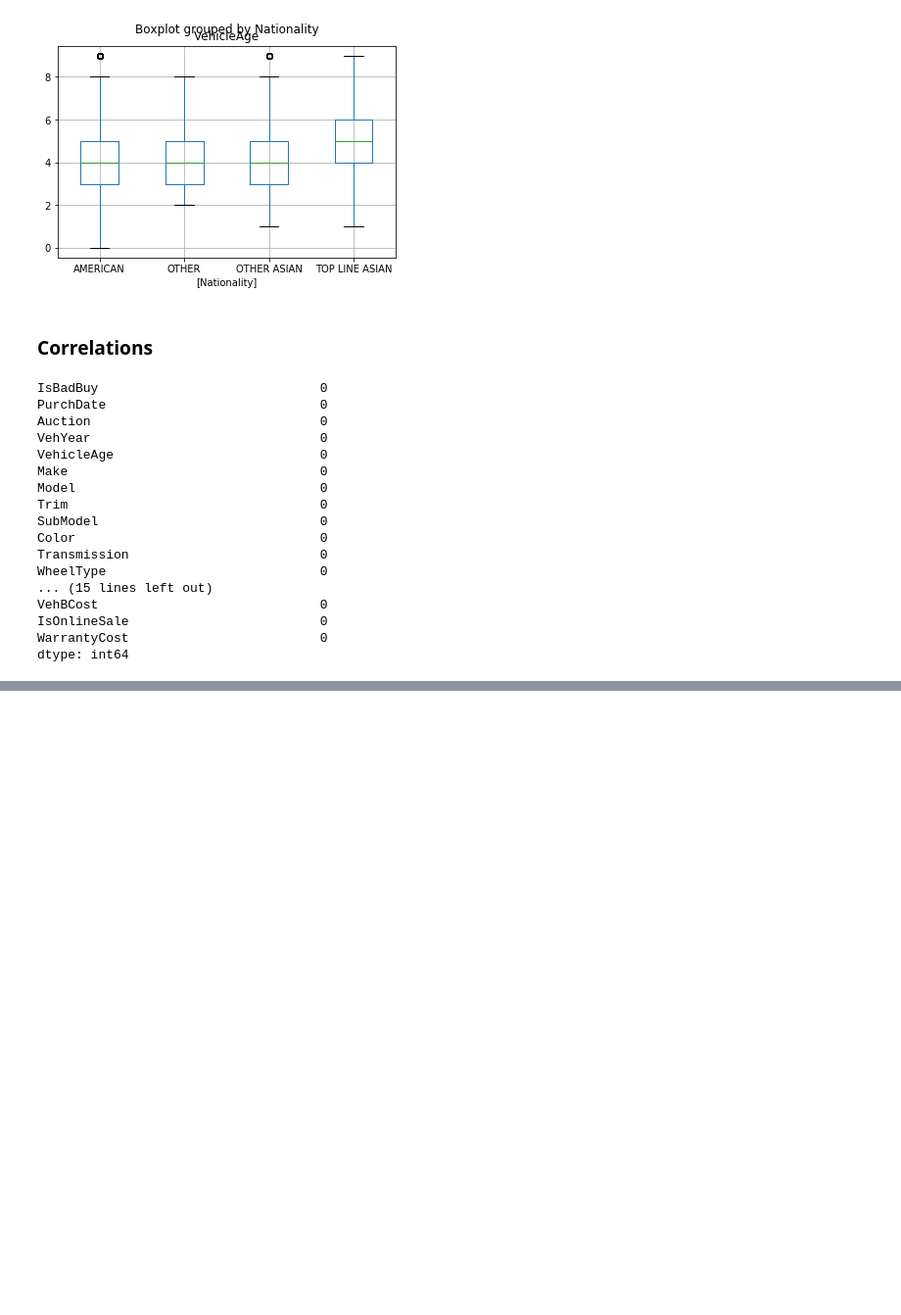
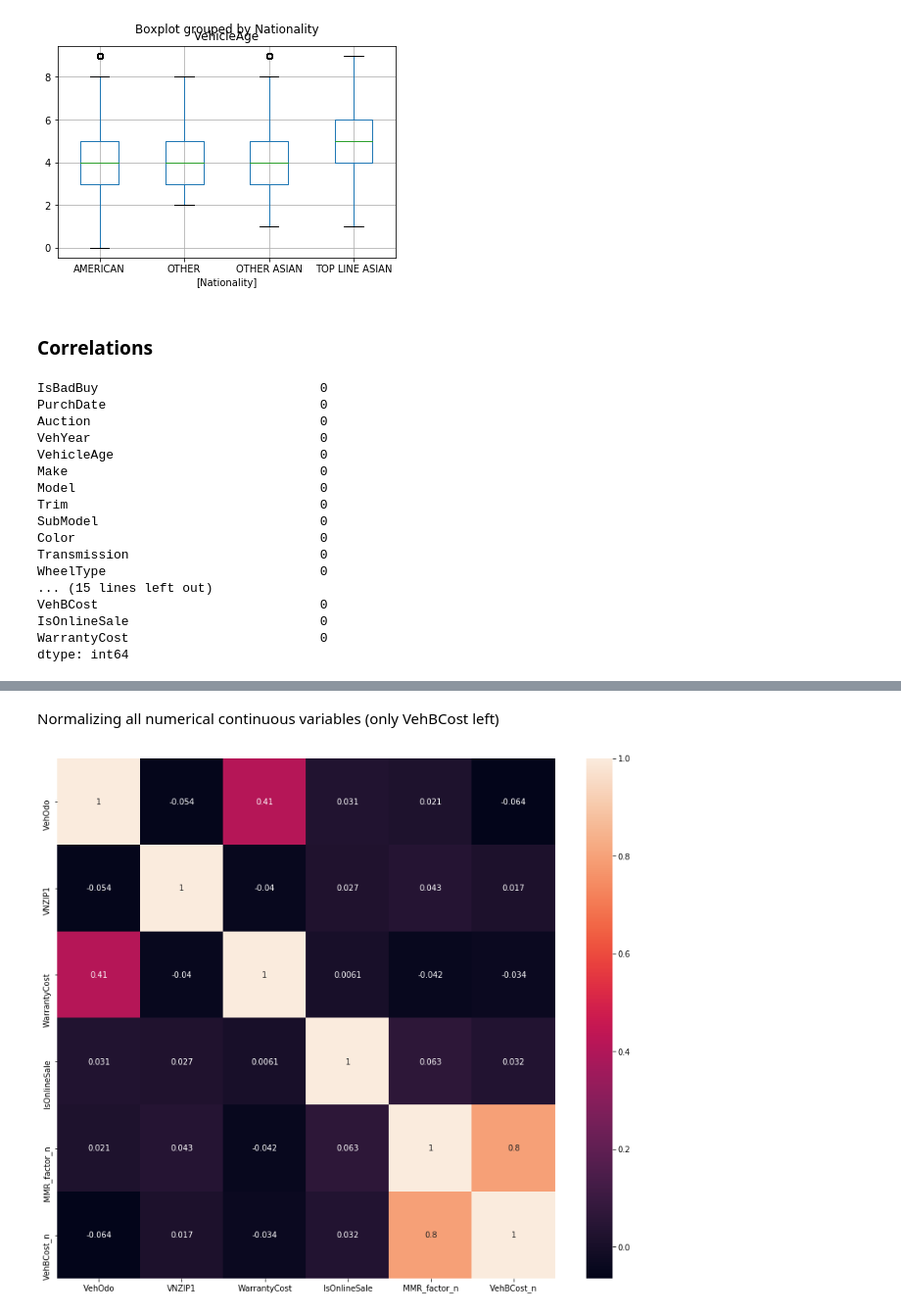
Before and after one commit to thizirie/DataMiningProject_2019_2020, a Jupyter notebook: Project_Data_understanding.ipynb, the cells around one changed output, grey strips where cells are left out. Shown at 98% size. Saved outputs shown, nothing was run; the diff lists cells and outputs as text; code cells hidden in the pictures; blank space fills up the shorter version.

```diff
--- a/Project_Data_understanding.ipynb
+++ b/Project_Data_understanding.ipynb
@@ -320,0 +344,6 @@ Normalize (choose the type carefully) the left features, combine the ones that c
+# %%
+df_new = df[['PurchDate','VehBCost', 'VehOdo', 'VNZIP1', 'WarrantyCost', 'Auction', 'Make', 'Size', 'IsOnlineSale', 'TopThreeAmericanName', 'VNST', 'Trim', 'Color', 'WheelType', 'Nationality', 'Transmission',]]
+df_new['MMR_factor'] = ( df['MMRAcquisitionAuctionAveragePrice'] + df['MMRAcquisitonRetailCleanPrice'] + df['MMRCurrentAuctionCleanPrice'] + df['MMRCurrentRetailAveragePrice']) / 4
+
+#in case I did this in the original data frame, but this is no longer the case. I created a new df and did not include these variables in it
+#df.drop(['MMRAcquisitionAuctionAveragePrice','MMRAcquisitionAuctionCleanPrice', 'MMRAcquisitionRetailAveragePrice', 'MMRAcquisitonRetailCleanPrice', 'MMRCurrentAuctionAveragePrice', 'MMRCurrentAuctionCleanPrice', 'MMRCurrentRetailAveragePrice', 'MMRCurrentRetailCleanPrice'], axis=1, inplace = True)
@@ -320,0 +352,3 @@ Normalize (choose the type carefully) the left features, combine the ones that c
+# %%
+df_new['MMR_factor_n'] = ( df_new['MMR_factor'] - df_new['MMR_factor'].min() ) / ( df_new['MMR_factor'].max() - df_new['MMR_factor'].min() )
+df_new.drop(['MMR_factor'], axis=1, inplace = True)
@@ -320,0 +364,13 @@ Normalize (choose the type carefully) the left features, combine the ones that c
+# %% [markdown]
+Normalizing all numerical continuous variables (only VehBCost left)
+# %%
+df_new['VehBCost_n'] = ( df_new['VehBCost'] - df_new['VehBCost'].min() ) / ( df_new['VehBCost'].max() - df_new['VehBCost'].min() )
+df_new.drop(['VehBCost'], axis=1, inplace = True)
+# %%
+corr = df_new.corr()
+plt.subplots(figsize =(14, 12))
+hm = sns.heatmap(corr,
+            xticklabels=corr.columns.values,
+            yticklabels=corr.columns.values, annot=True)
+# %% [output]
+[figure, added]
```
Also changed, not shown: parts of 12 cells of this notebook.
